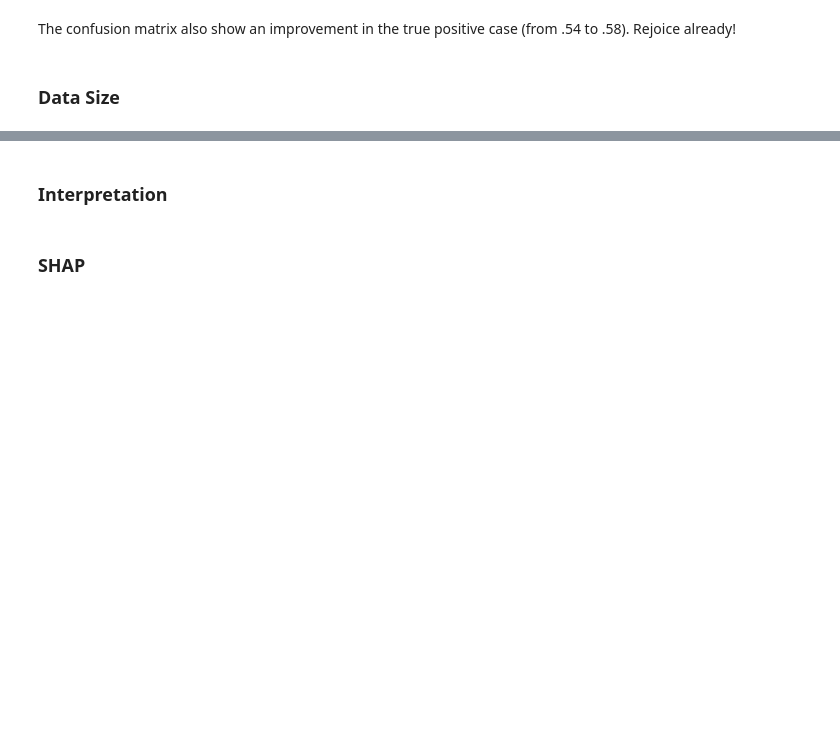
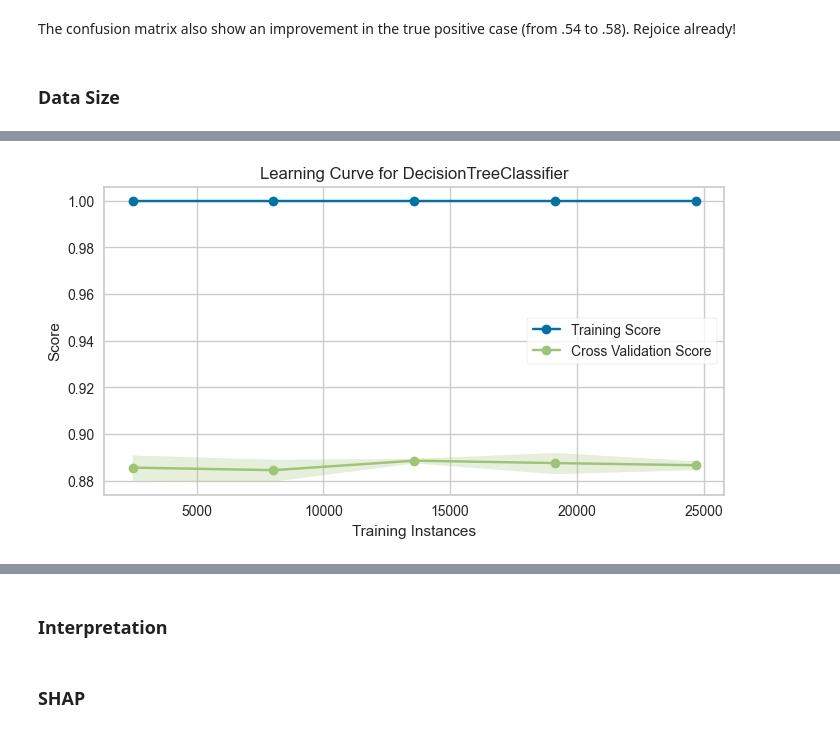
Before and after one commit to hfuhruhurr/effective-xgboost, a Jupyter notebook: dude.ipynb, the cells around one changed output, grey strips where cells are left out. Saved outputs shown, nothing was run; the diff lists cells and outputs as text; code cells hidden in the pictures; blank space fills up the shorter version.

```diff
--- a/dude.ipynb
+++ b/dude.ipynb
@@ -982,0 +1000,5 @@ The confusion matrix also show an improvement in the true positive case (from .5
+# %%
+fig, ax = plt.subplots(figsize=(8,4))
+viz = ms.learning_curve(tree.DecisionTreeClassifier(), X_train, y_train, ax=ax)
+# %% [output]
+[figure, added]
```
Also changed, not shown: parts of 30 cells of this notebook.
